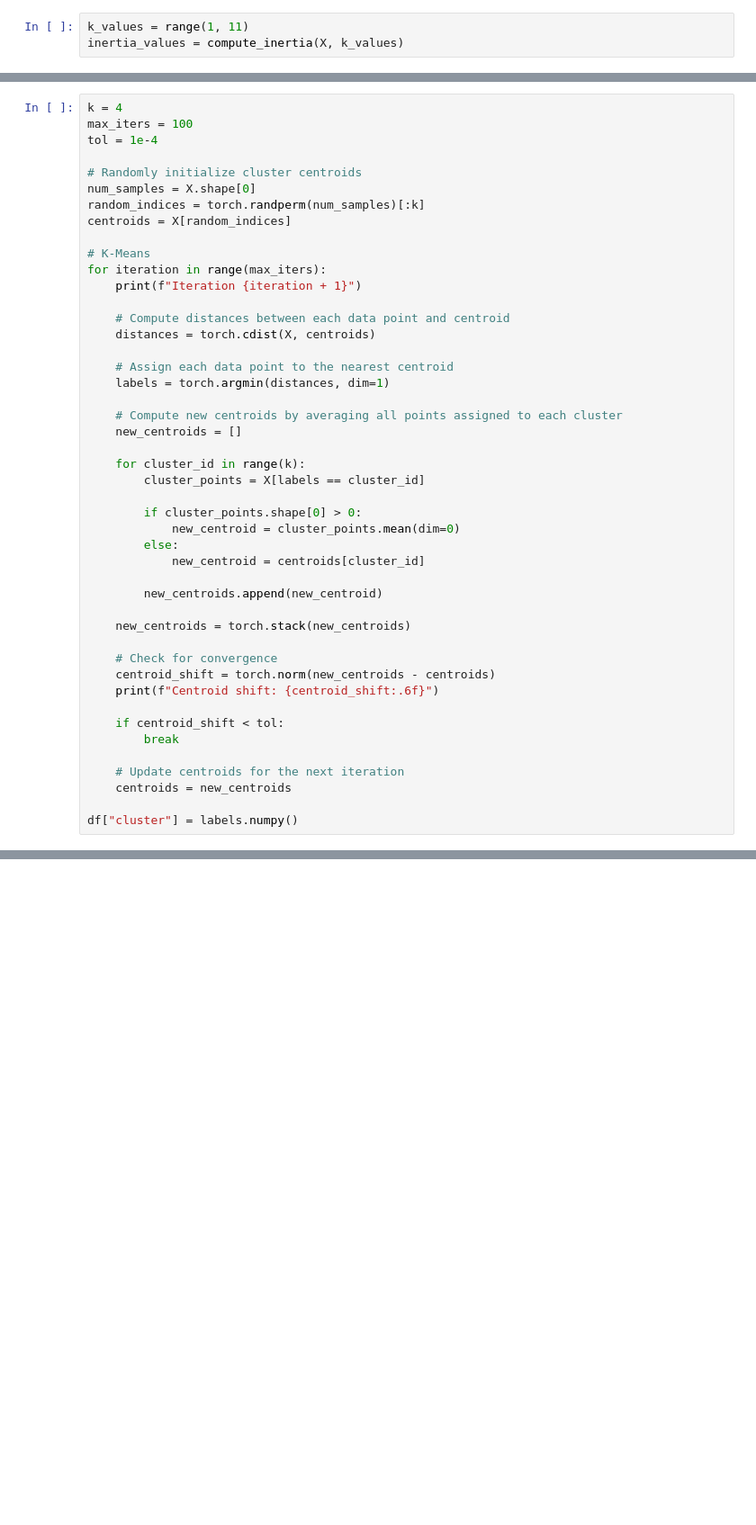
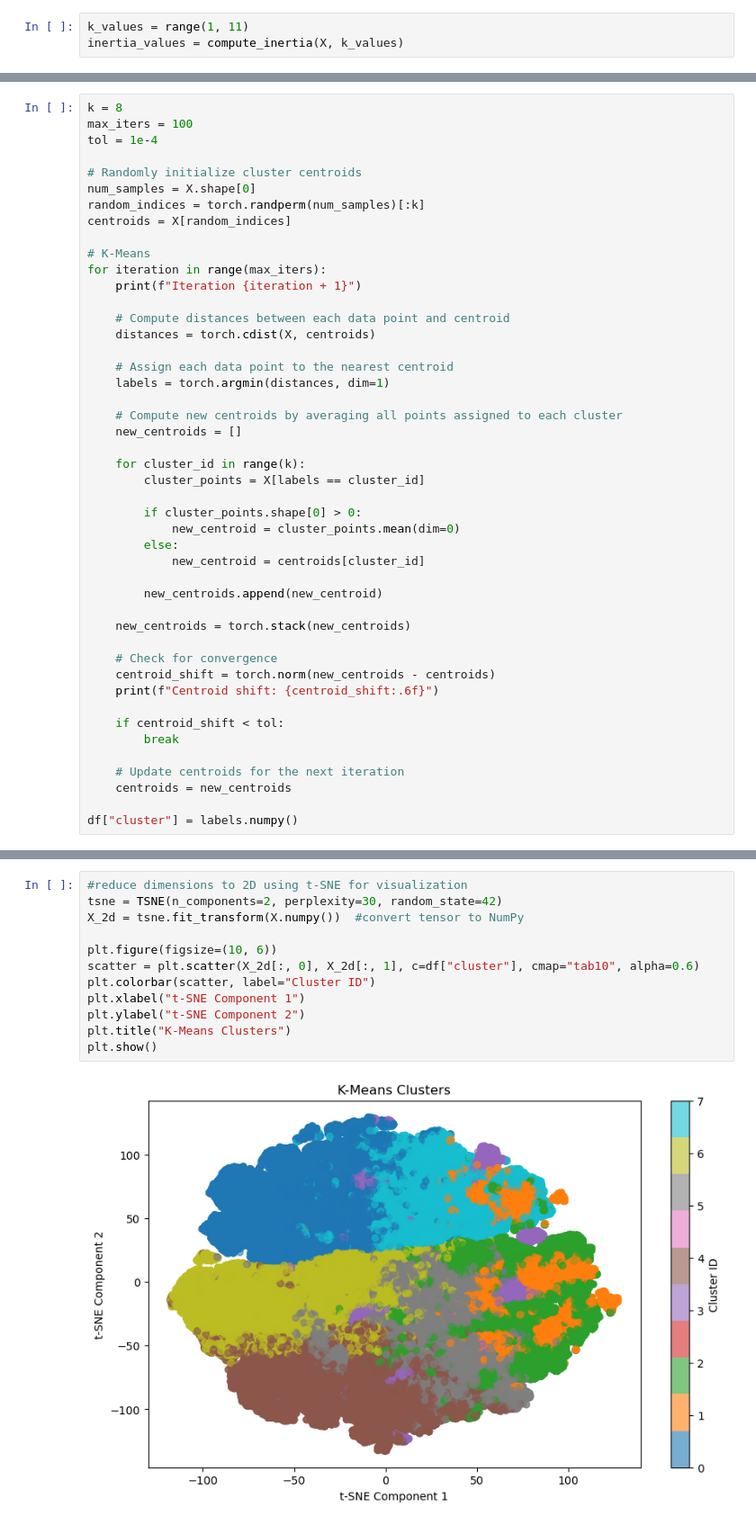
Before and after one commit to NicoCereghini/DSC-288R---Spotify-Capstone-Project, a Jupyter notebook: src/notebooks/k-means.ipynb, the cells around one changed output, grey strips where cells are left out. Shown at 90% size. Saved outputs shown, nothing was run; the diff lists cells and outputs as text; blank space fills up the shorter version.

```diff
--- a/src/notebooks/k-means.ipynb
+++ b/src/notebooks/k-means.ipynb
@@ -339,5 +349,5 @@ scores
 # %%
-k = 4
+k = 8
 max_iters = 100
 tol = 1e-4
 
@@ -384,0 +430,14 @@ df["cluster"] = labels.numpy()
+# %%
+#reduce dimensions to 2D using t-SNE for visualization
+tsne = TSNE(n_components=2, perplexity=30, random_state=42)
+X_2d = tsne.fit_transform(X.numpy())  #convert tensor to NumPy
+
+plt.figure(figsize=(10, 6))
+scatter = plt.scatter(X_2d[:, 0], X_2d[:, 1], c=df["cluster"], cmap="tab10", alpha=0.6)
+plt.colorbar(scatter, label="Cluster ID")
+plt.xlabel("t-SNE Component 1")
+plt.ylabel("t-SNE Component 2")
+plt.title("K-Means Clusters")
+plt.show()
+# %% [output]
+[figure, added]
```
Also changed, not shown: parts of 16 cells of this notebook.
